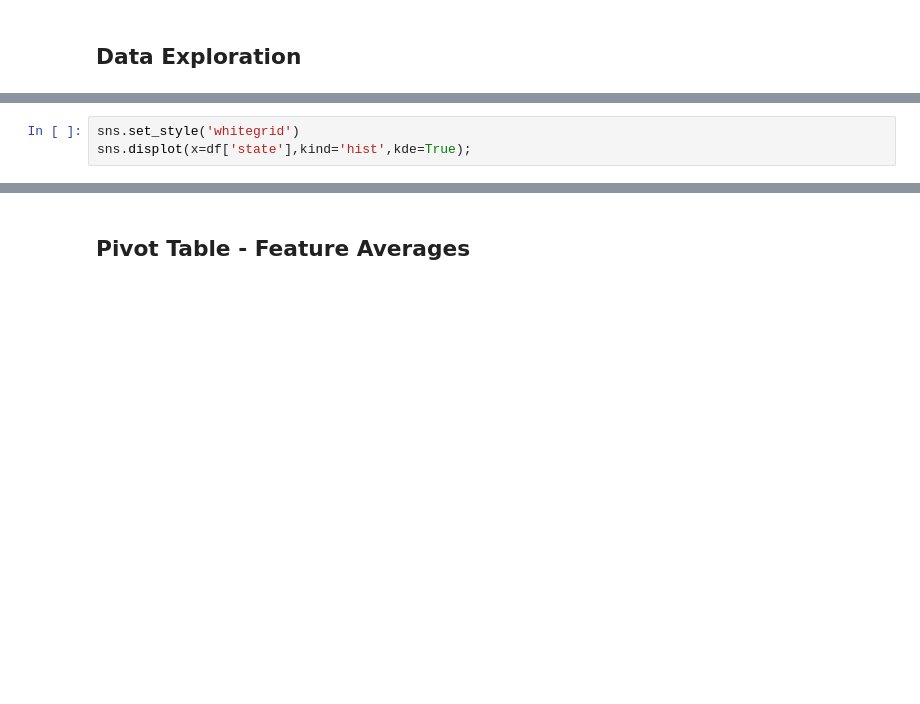
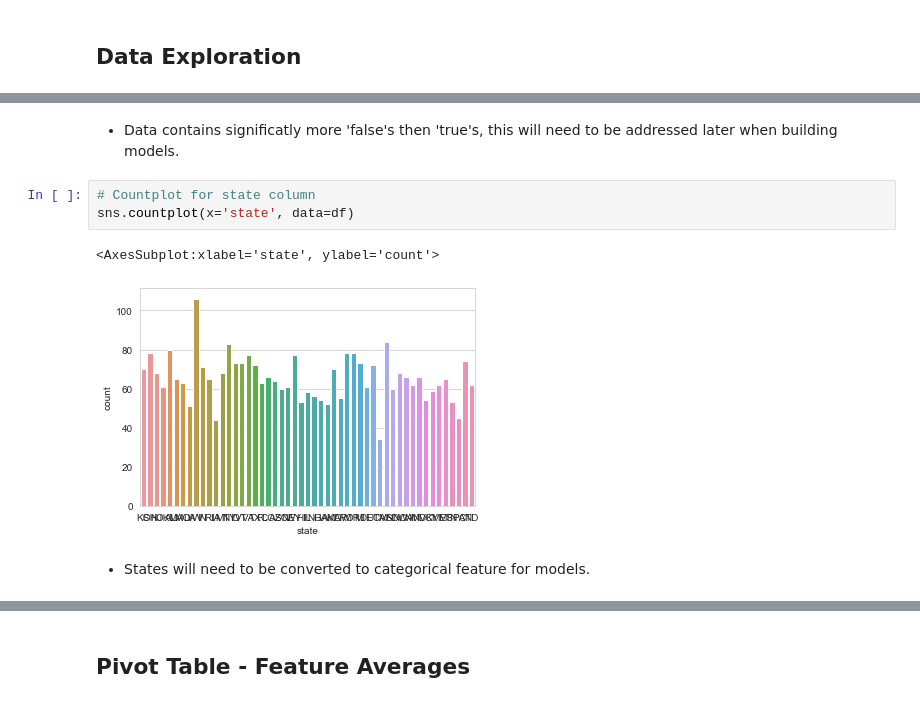
Before and after one commit to jmg0144/Customer-Churn-Classification-Analysis, a Jupyter notebook: phase-3-project.ipynb, the cells around one changed output, grey strips where cells are left out. Cells and saved outputs as stored; diff of their text form; blank space fills up the shorter version.

```diff
--- a/phase-3-project.ipynb
+++ b/phase-3-project.ipynb
@@ -126,3 +120,0 @@ sns.countplot(x='churn', data=df)
-# %%
-sns.set_style('whitegrid')
-sns.displot(x=df['state'],kind='hist',kde=True);
@@ -231,0 +134,10 @@ sns.displot(x=df['customer_service_calls'],kind='hist',kde=True);
+# %% [markdown]
+ - Data contains significatly more 'false's then 'true's, this will need to be addressed later when building models.
+# %%
+# Countplot for state column
+sns.countplot(x='state', data=df)
+# %% [output]
+<AxesSubplot:xlabel='state', ylabel='count'>
+[figure, added]
+# %% [markdown]
+ - States will need to be converted to categorical feature for models.
```
Also changed, not shown: parts of 140 cells of this notebook.
